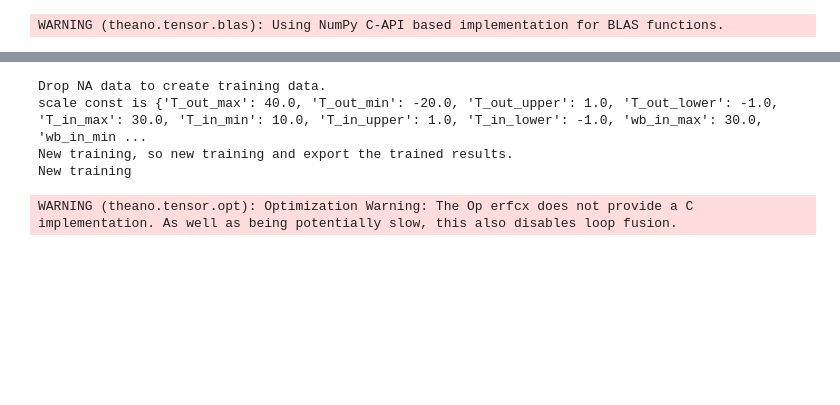
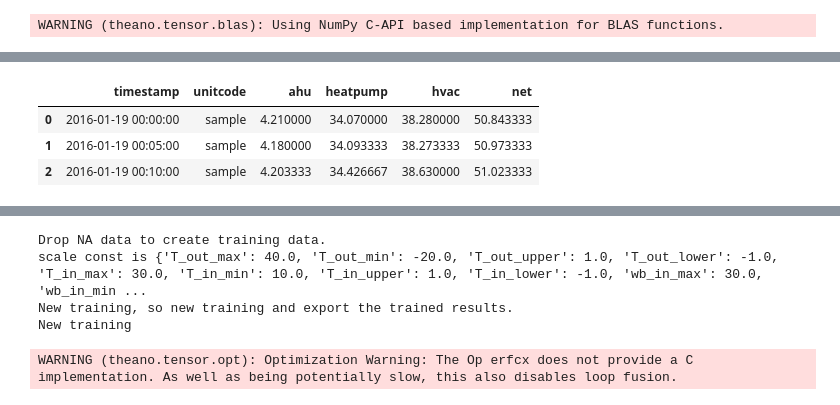
Before and after one commit to ecosang/rhced, a Jupyter notebook: notebook/sample_bldg.ipynb, the cells around one changed output, grey strips where cells are left out. Cells and saved outputs as stored; diff of their text form; code cells hidden in the pictures; blank space fills up the shorter version.

```diff
--- a/notebook/sample_bldg.ipynb
+++ b/notebook/sample_bldg.ipynb
@@ -38,0 +130,7 @@ max_values={'net_max':10000,'heat_max':2000,'cool_max':2000,'aux_max':6000,'df_m
+# %%
+df_meter.head(3)
+# %% [output]
+|  | timestamp | unitcode | ahu | heatpump | hvac | net |
+| 0 | 2016-01-19 00:00:00 | sample | 4.210000 | 34.070000 | 38.280000 | 50.843333 |
+| 1 | 2016-01-19 00:05:00 | sample | 4.180000 | 34.093333 | 38.273333 | 50.973333 |
+| 2 | 2016-01-19 00:10:00 | sample | 4.203333 | 34.426667 | 38.630000 | 51.023333 |
```
Also changed, not shown: parts of 21 cells of this notebook, 54 other files.
